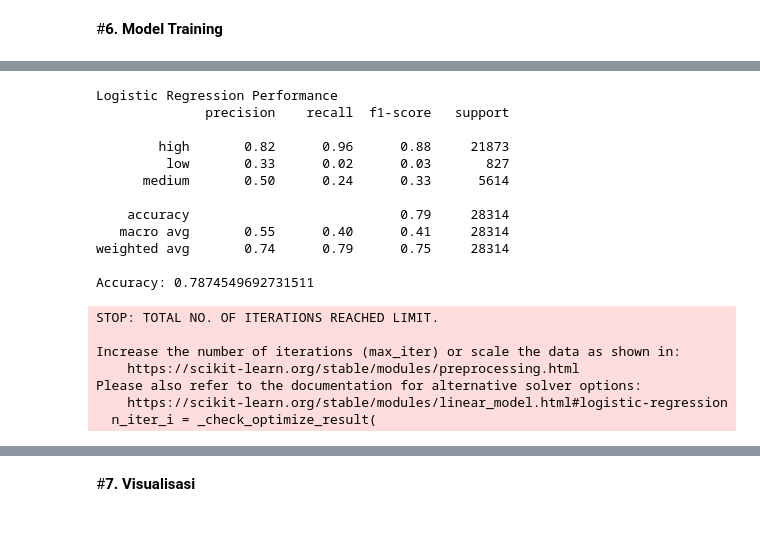
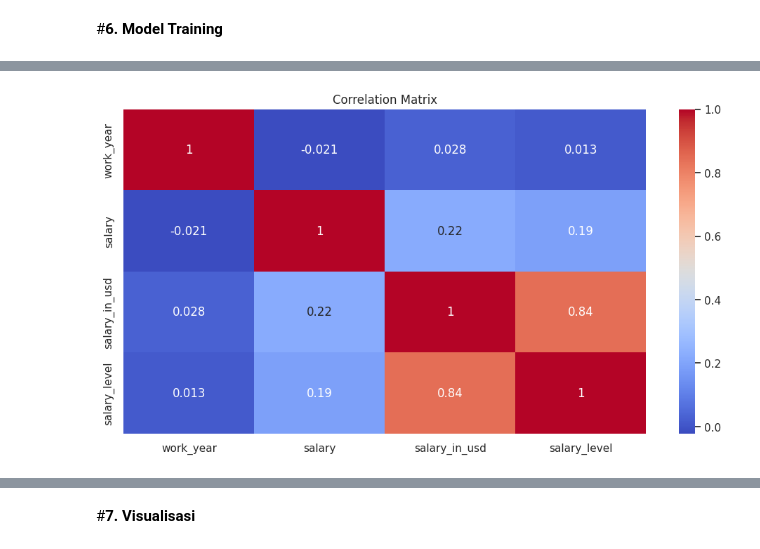
Before and after one commit to fathanzys/Data, a Jupyter notebook: uas_DataMining.ipynb, the cells around one changed output, grey strips where cells are left out. Cells and saved outputs as stored; diff of their text form; code cells hidden in the pictures.

```diff
--- a/uas_DataMining.ipynb
+++ b/uas_DataMining.ipynb
@@ -284,0 +320,25 @@ Test size: (28314, 6)
+# %%
+# Encode semua fitur kategorikal jadi numerik
+df_encoded = pd.get_dummies(df,
+                            columns=[
+                                'experience_level',
+                                'employment_type',
+                                'job_title',
+                                'employee_residence',
+                                'company_location',
+                                'company_size'
+                            ],
+                            drop_first=True)
+# %%
+# Buang baris duplikat (berdasarkan seluruh fitur)
+df_unique = df_encoded.drop_duplicates()
+
+# Split ulang dari data yang sudah unik
+X = df_unique.drop('salary_level', axis=1)
+y = df_unique['salary_level']
+
+X_train, X_test, y_train, y_test = train_test_split(X, y, test_size=0.2, stratify=y, random_state=42)
+
+# Cek overlap
+overlap = pd.merge(X_train, X_test, how='inner')
+print("Jumlah data overlap antara train dan test:", len(overlap))
@@ -340,33 +385,20 @@ Accuracy: 0.8193826375644557
-# %%
-from sklearn.linear_model import LogisticRegression
-
-# Inisialisasi dan training (gunakan solver='lbfgs' & multi_class='multinomial')
-lr_model = LogisticRegression(max_iter=1000, multi_class='multinomial', solver='lbfgs')
-lr_model.fit(X_train, y_train)
-
-# Prediksi dan evaluasi
-y_pred_lr = lr_model.predict(X_test)
-
-print("Logistic Regression Performance")
-print(classification_report(y_test, y_pred_lr, target_names=le_target.classes_))
-print("Accuracy:", accuracy_score(y_test, y_pred_lr))
-# %% [output]
-Logistic Regression Performance
-              precision    recall  f1-score   support
-
-        high       0.82      0.96      0.88     21873
-         low       0.33      0.02      0.03       827
-      medium       0.50      0.24      0.33      5614
-
-    accuracy                           0.79     28314
-   macro avg       0.55      0.40      0.41     28314
-weighted avg       0.74      0.79      0.75     28314
-
-Accuracy: 0.7874549692731511
-STOP: TOTAL NO. OF ITERATIONS REACHED LIMIT.
-
-Increase the number of iterations (max_iter) or scale the data as shown in:
-    https://scikit-learn.org/stable/modules/preprocessing.html
-Please also refer to the documentation for alternative solver options:
-    https://scikit-learn.org/stable/modules/linear_model.html#logistic-regression
-  n_iter_i = _check_optimize_result(
+# %%
+import seaborn as sns
+import matplotlib.pyplot as plt
+
+df_corr = df_unique.copy()
+
+# Drop non-numeric columns that cannot be used for correlation calculation
+columns_to_drop_corr = ['salary_currency', 'remote_ratio', 'country_name', 'exp_label', 'company_size_label', 'remote_label']
+df_corr = df_corr.drop(columns=columns_to_drop_corr, errors='ignore') # Use errors='ignore' in case some columns were already dropped
+
+df_corr['salary_level'] = df_corr['salary_level'].astype('category').cat.codes  # ubah ke numeric
+
+# Select only numeric columns for correlation calculation
+numeric_df_corr = df_corr.select_dtypes(include=np.number)
+
+sns.heatmap(numeric_df_corr.corr(), annot=True, cmap='coolwarm')
+plt.title("Correlation Matrix")
+plt.show()
+# %% [output]
+[figure, added]
```
Also changed, not shown: parts of 57 cells of this notebook.
